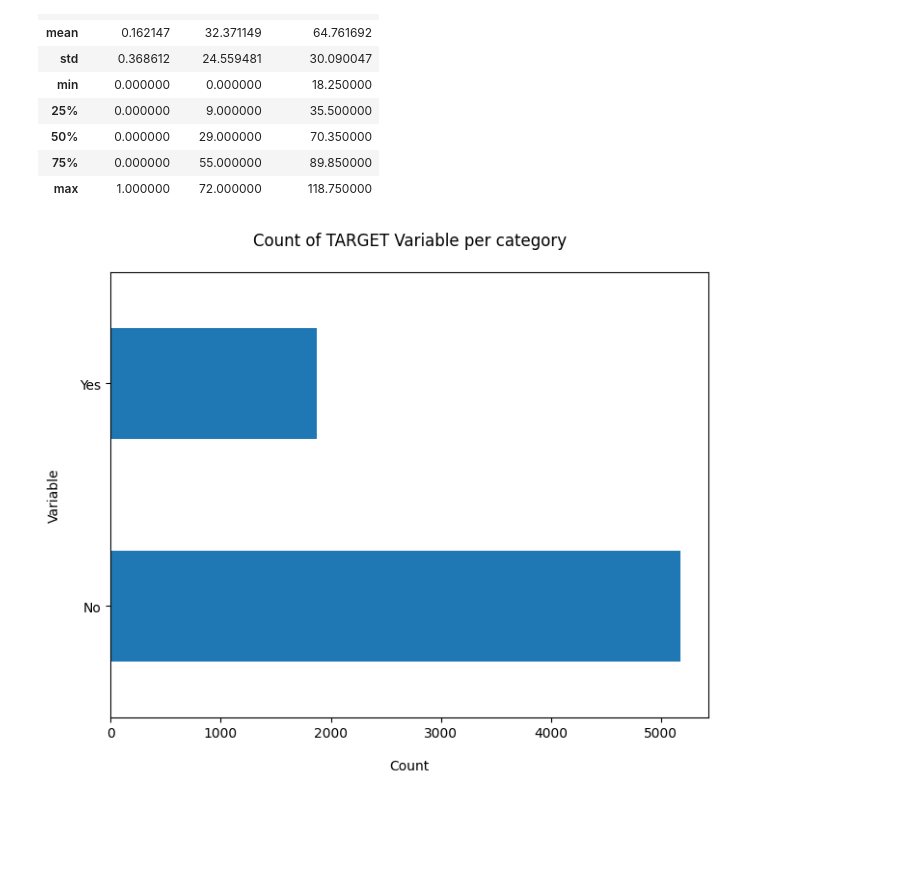
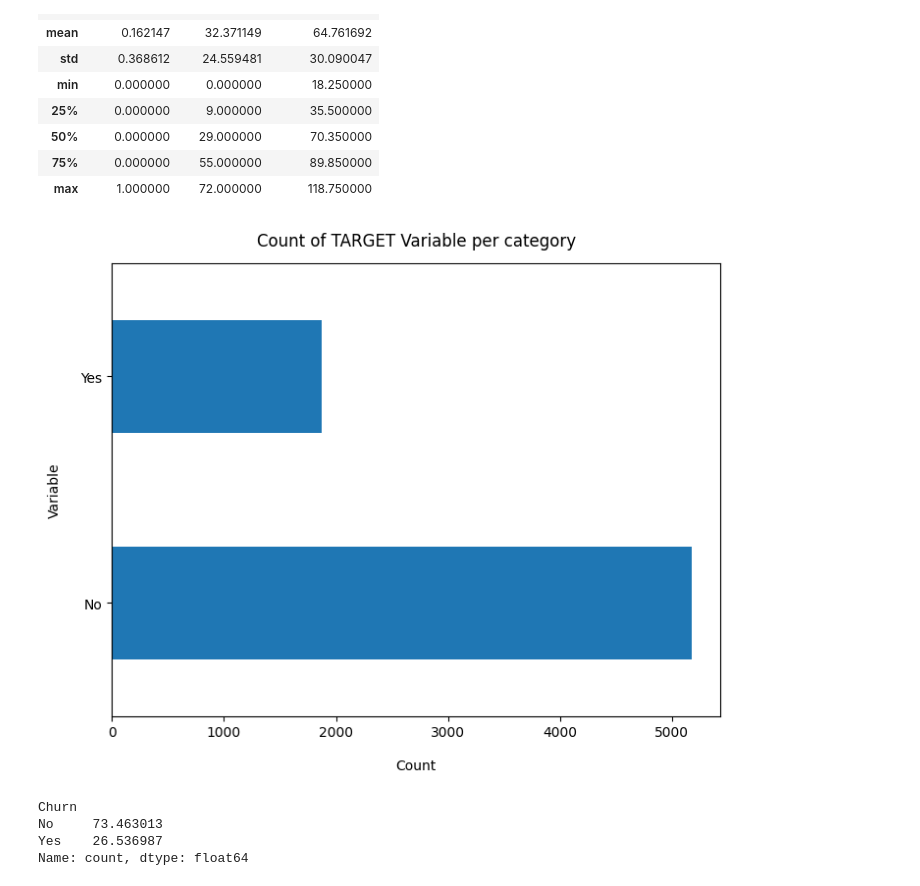
Before and after one commit to rakshamishra54/Customer-Churn-Analysis-, a Jupyter notebook: customer_churn.ipynb, the cells around one changed output. Saved outputs shown, nothing was run; the diff lists cells and outputs as text; code cells hidden in the pictures; blank space fills up the shorter version.

```diff
--- a/customer_churn.ipynb
+++ b/customer_churn.ipynb
@@ -71,13 +71,21 @@ customer_churn.describe()
 # %%
 
 
 customer_churn['Churn'].value_counts().plot(
     kind='barh',
     figsize=(8, 6)
 )
 plt.xlabel("Count", labelpad=14)
 plt.ylabel("Variable", labelpad=14)
-plt.title("Count of TARGET Variable per category", pad=20)
+plt.title("Count of TARGET Variable per category", y=1.02)
 plt.show()
 # %% [output]
-[figure, old version]
+[figure, new version]
+# %%
+
+100*customer_churn['Churn'].value_counts()/len(customer_churn['Churn'])
+# %% [output]
+Churn
+No     73.463013
+Yes    26.536987
+Name: count, dtype: float64
```
Also changed, not shown: parts of 12 cells of this notebook.
